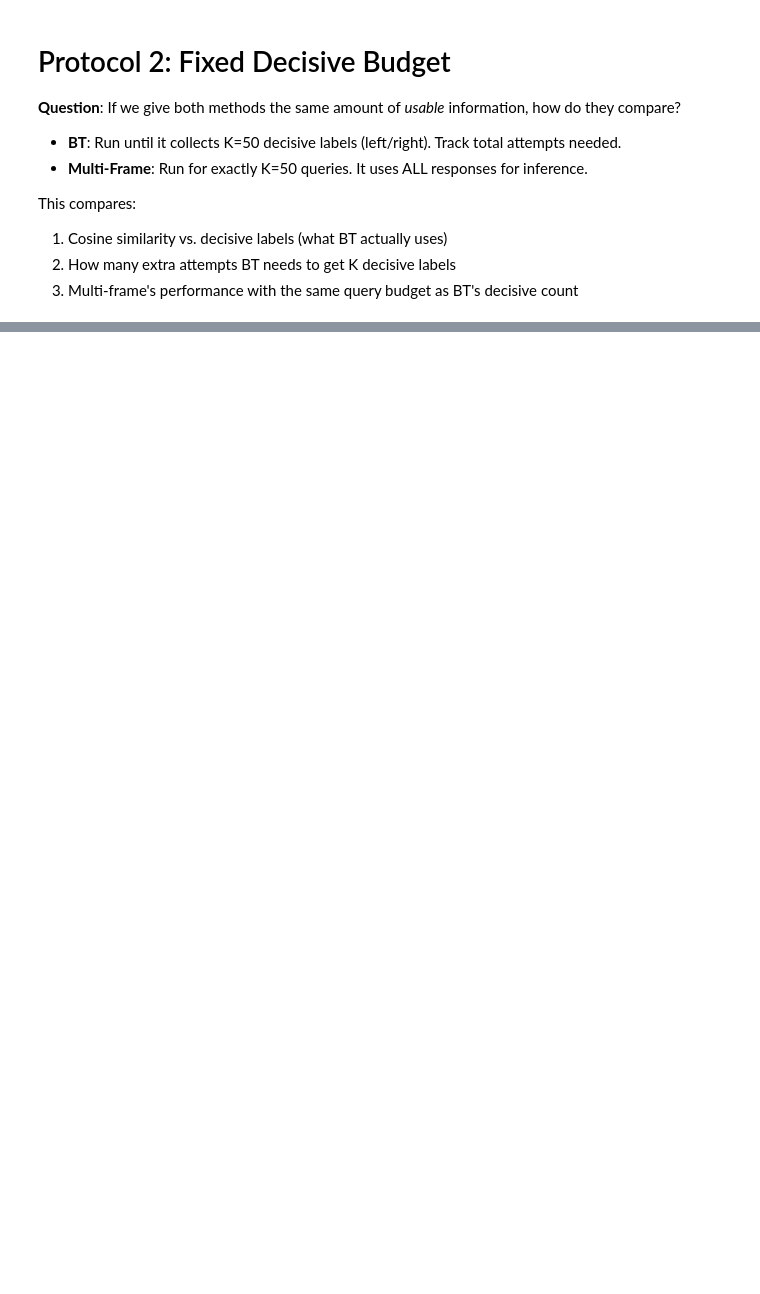
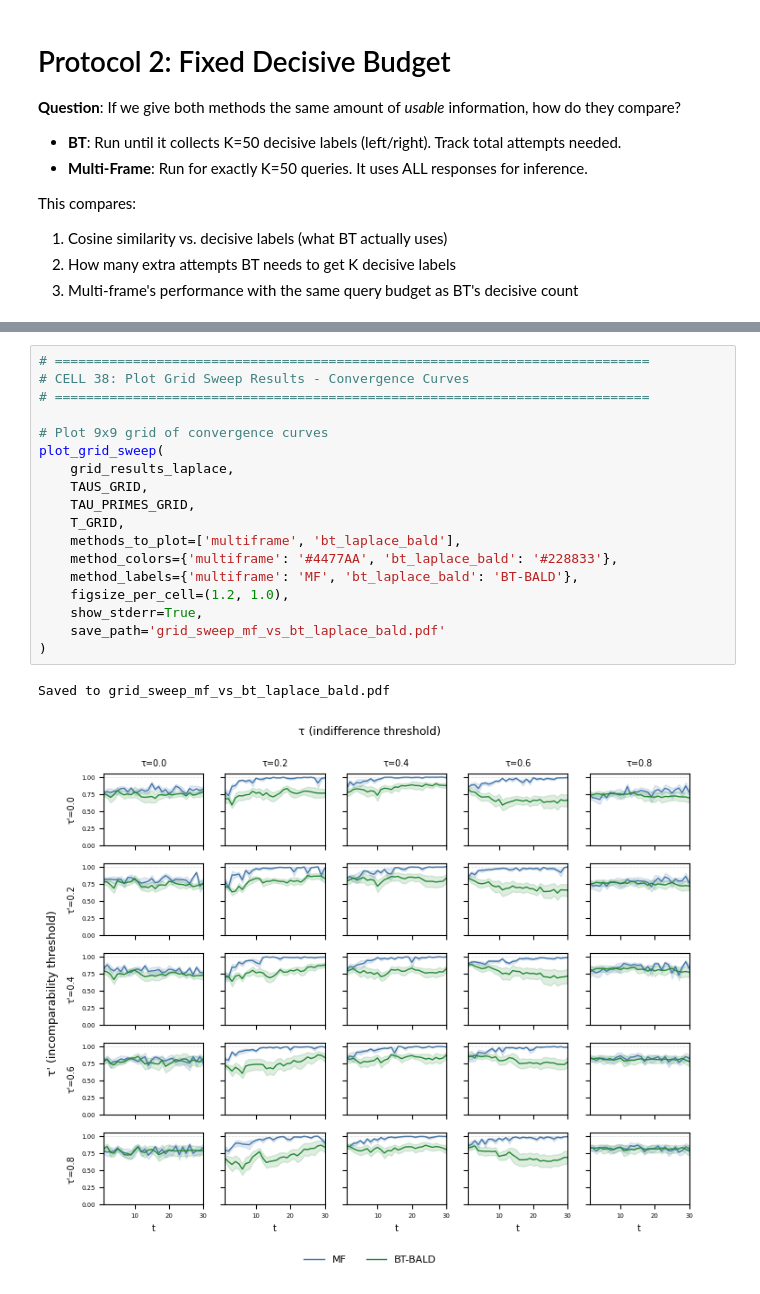
Before and after one commit to michelleeesi/topmodel, a Jupyter notebook: learning-algo/bt_vs_multiframe_experiment.ipynb, the cells around one changed output, grey strips where cells are left out. Saved outputs shown, nothing was run; the diff lists cells and outputs as text; blank space fills up the shorter version.

```diff
--- a/learning-algo/bt_vs_multiframe_experiment.ipynb
+++ b/learning-algo/bt_vs_multiframe_experiment.ipynb
@@ -1429,0 +3162,21 @@ print("\n" + "=" * 70)
+# %%
+# ============================================================================
+# CELL 38: Plot Grid Sweep Results - Convergence Curves
+# ============================================================================
+
+# Plot 9x9 grid of convergence curves
+plot_grid_sweep(
+    grid_results_laplace,
+    TAUS_GRID,
+    TAU_PRIMES_GRID,
+    T_GRID,
+    methods_to_plot=['multiframe', 'bt_laplace_bald'],
+    method_colors={'multiframe': '#4477AA', 'bt_laplace_bald': '#228833'},
+    method_labels={'multiframe': 'MF', 'bt_laplace_bald': 'BT-BALD'},
+    figsize_per_cell=(1.2, 1.0),
+    show_stderr=True,
+    save_path='grid_sweep_mf_vs_bt_laplace_bald.pdf'
+)
+# %% [output]
+Saved to grid_sweep_mf_vs_bt_laplace_bald.pdf
+[figure, added]
```
Also changed, not shown: parts of 31 cells of this notebook, 17 other files.
